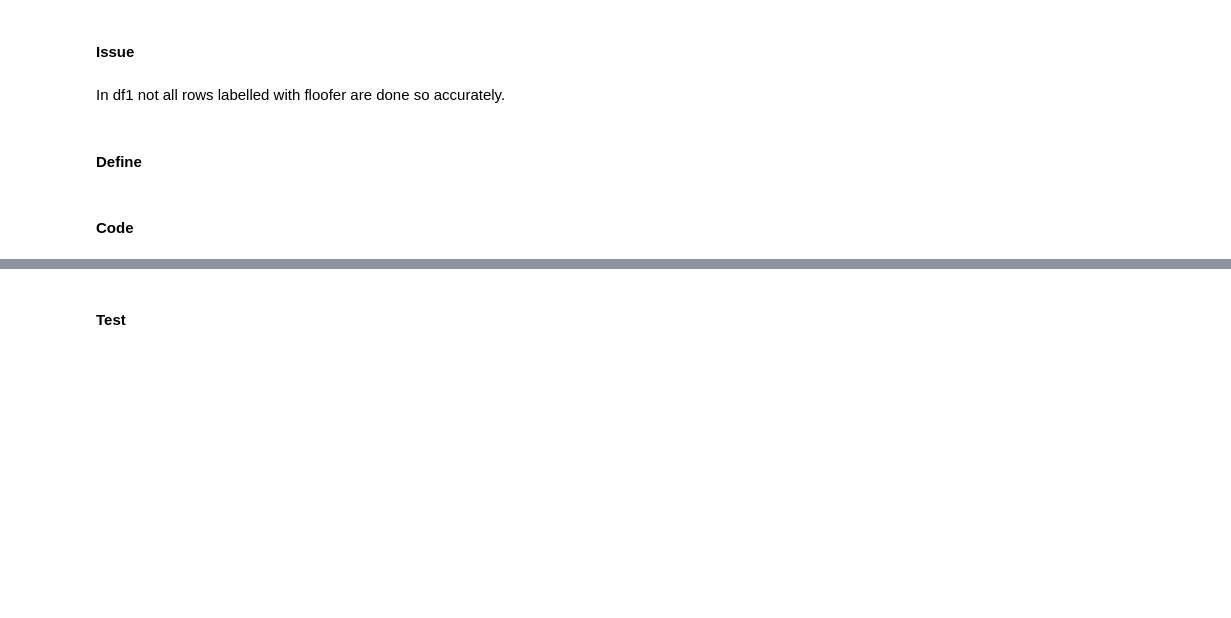
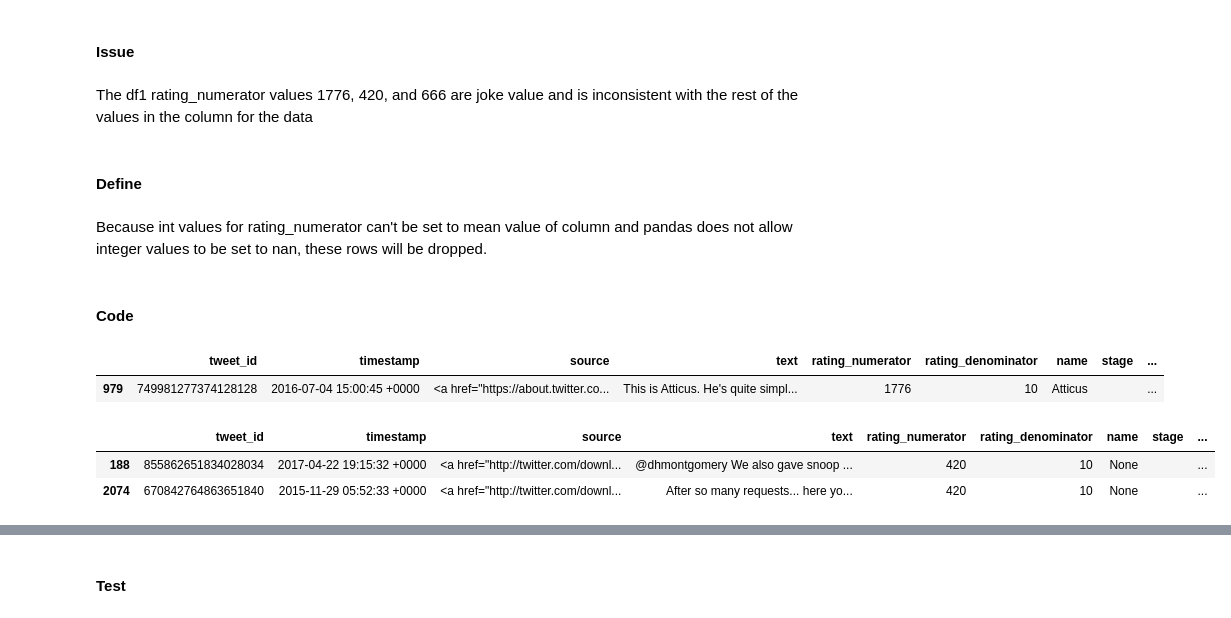
Before and after one commit to deepaksithu/Twitter_Archive_Analysis_Project, a Jupyter notebook: wrangle_act.ipynb, the cells around one changed output, grey strips where cells are left out. Saved outputs shown, nothing was run; the diff lists cells and outputs as text; code cells hidden in the pictures; blank space fills up the shorter version.

```diff
--- a/wrangle_act.ipynb
+++ b/wrangle_act.ipynb
@@ -534,8 +570,21 @@ In df1 not all rows labelled with doggo are done so accurately.
 # %% [markdown]
 #### Issue
-# %% [markdown]
-In df1 not all rows labelled with floofer are done so accurately.
+# %% [markdown]
+The df1 rating_numerator values 1776, 420, and 666 are joke value and is inconsistent with the rest of the values in the column for the data
 # %% [markdown]
 #### Define
+# %% [markdown]
+Because int values for rating_numerator can't be set to mean value of column and pandas does not allow integer values to be set to nan, these rows will be dropped.
 # %% [markdown]
 #### Code
+# %%
+df1_clean[df1_clean['rating_numerator'] == 1776]
+# %% [output]
+|  | tweet_id | timestamp | source | text | rating_numerator | rating_denominator | name | stage | ... |
+| 979 | 749981277374128128 | 2016-07-04 15:00:45 +0000 | <a href="https://about.twitter.co... | This is Atticus. He's quite simpl... | 1776 | 10 | Atticus |  | ... |
+# %%
+df1_clean[df1_clean['rating_numerator'] == 420]
+# %% [output]
+|  | tweet_id | timestamp | source | text | rating_numerator | rating_denominator | name | stage | ... |
+| 188 | 855862651834028034 | 2017-04-22 19:15:32 +0000 | <a href="http://twitter.com/downl... | @dhmontgomery We also gave snoop ... | 420 | 10 | None |  | ... |
+| 2074 | 670842764863651840 | 2015-11-29 05:52:33 +0000 | <a href="http://twitter.com/downl... | After so many requests... here yo... | 420 | 10 | None |  | ... |
```
Also changed, not shown: parts of 40 cells of this notebook.
